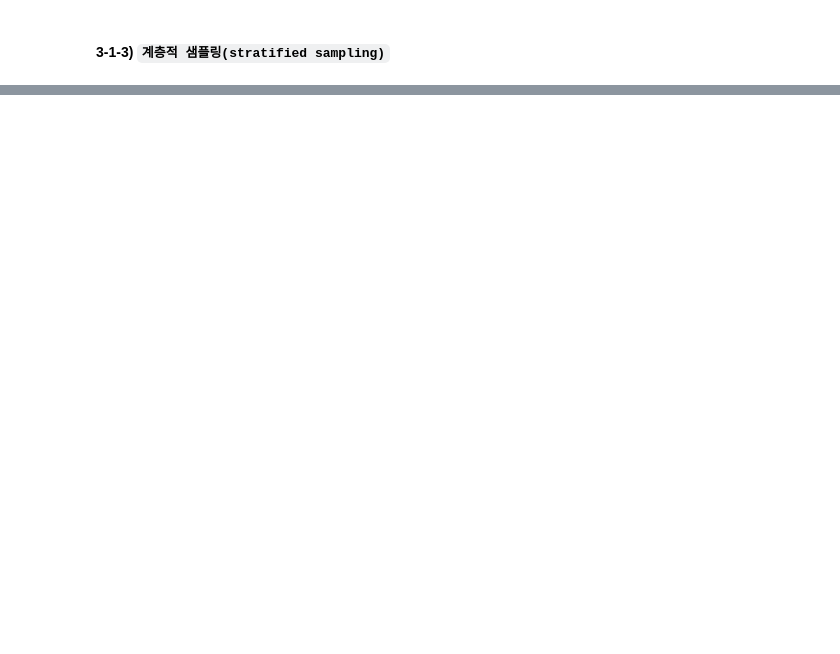
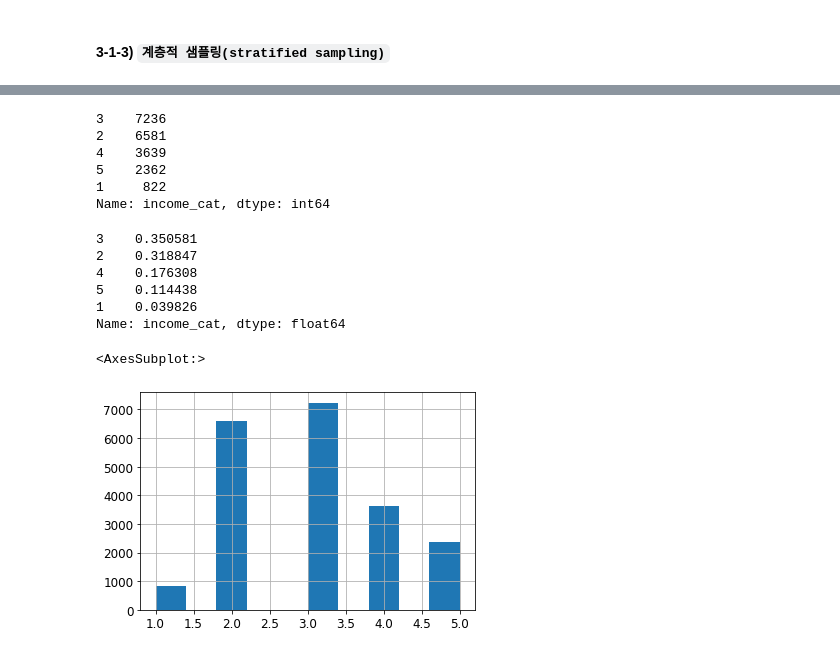
Before and after one commit to JitHoon/cnuai, a Jupyter notebook: augustEducation/week6_MLproject_EndtoEnd.ipynb, the cells around one changed output, grey strips where cells are left out. Drawn from its saved outputs; the diff is of its cells as text; code cells hidden in the pictures; blank space fills up the shorter version.

Commit message:
08.17.afternoon data visualization stratified

```diff
--- a/augustEducation/week6_MLproject_EndtoEnd.ipynb
+++ b/augustEducation/week6_MLproject_EndtoEnd.ipynb
@@ -215,0 +362,35 @@ Saving figure attribute_histogram_plots
+# %%
+# `계층적 추출` + `id 지정 없이` 방법 1
+# pandas.cut을 활용하여
+# median_income 속성을
+# bin 0~1.5, 1.5~3.0 간격으로 5개의 lable을 그룹핑
+# 위 그래프를 보고 충분한 샘플이 담길 수 있는 bin의 간격과 개수가 필요함
+housing["income_cat"] = pd.cut(housing["median_income"],
+                               bins=[0., 1.5, 3.0, 4.5, 6., np.inf],
+                               labels=[1, 2, 3, 4, 5])
+# %%
+# 그룹핑 수 확인
+housing["income_cat"].value_counts()
+# %% [output]
+3    7236
+2    6581
+4    3639
+5    2362
+1     822
+Name: income_cat, dtype: int64
+# %%
+# 그룹핑 비율 확인
+housing["income_cat"].value_counts() / len(housing)
+# %% [output]
+3    0.350581
+2    0.318847
+4    0.176308
+5    0.114438
+1    0.039826
+Name: income_cat, dtype: float64
+# %%
+# 그룹핑 결과
+housing["income_cat"].hist()
+# %% [output]
+<AxesSubplot:>
+[figure, added]
```
Also changed, not shown: parts of 37 cells of this notebook, 3 other files.
